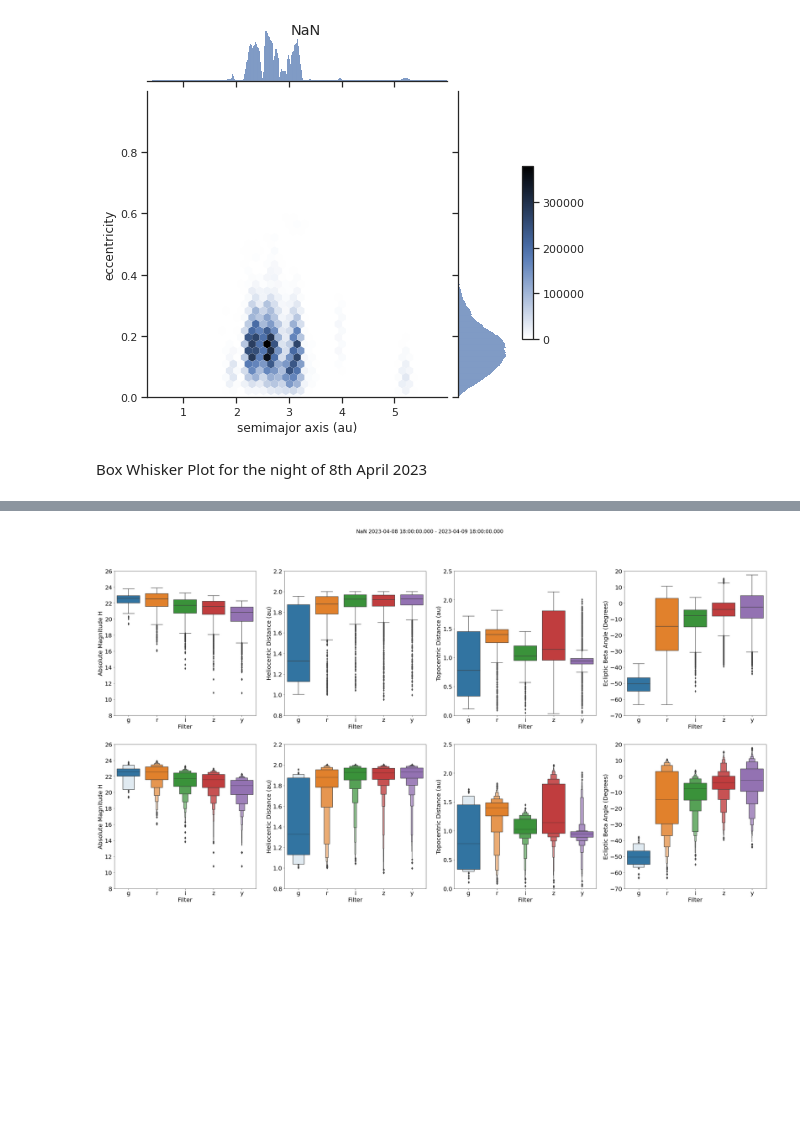
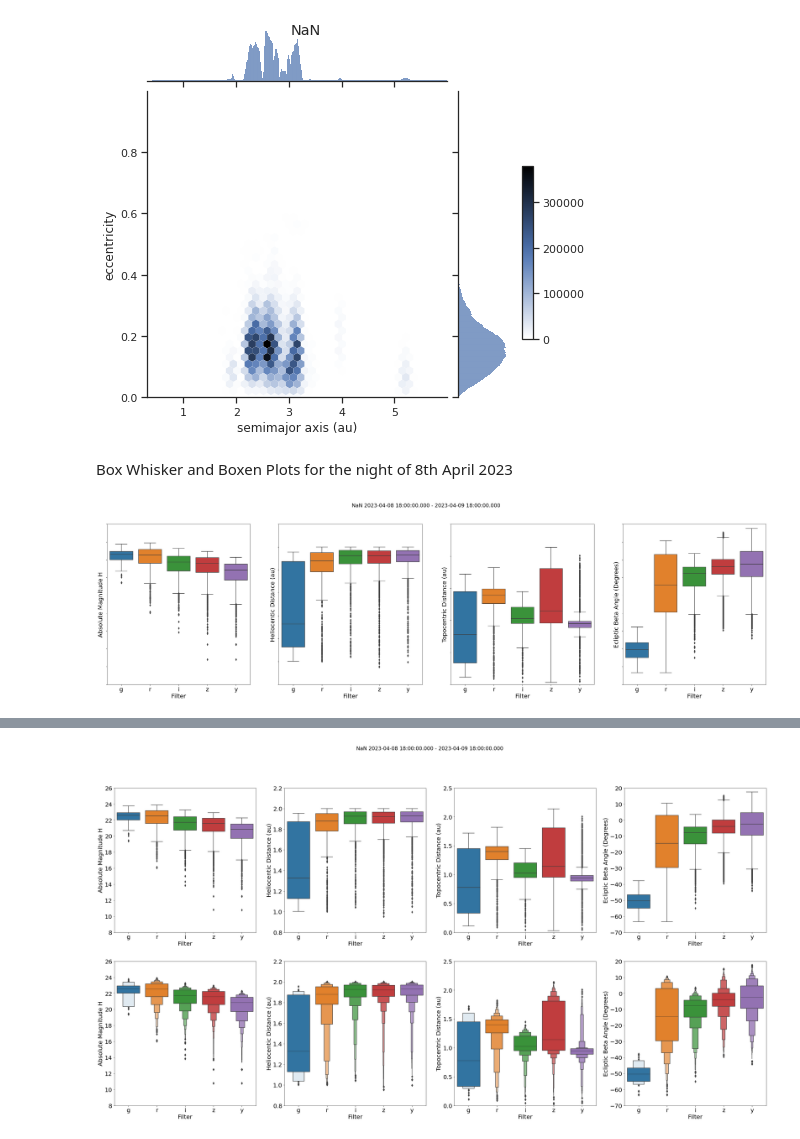
Before and after one commit to QUB-Planet-Lab/LSST_Solar_System_Plotting_Tools, a Jupyter notebook: PlottingTools/Source/tutorial.ipynb, the cells around one changed output, grey strips where cells are left out. Cells and saved outputs as stored; diff of their text form; code cells hidden in the pictures; blank space fills up the shorter version.

```diff
--- a/PlottingTools/Source/tutorial.ipynb
+++ b/PlottingTools/Source/tutorial.ipynb
@@ -85,4 +87,10 @@ iqea_hexbin_plot(a_min=0,a_max=6,e_min=0,e_max=1,ShowPlot=True, filename='inner_
 [figure]
 [figure]
 # %% [markdown]
-Box Whisker Plot for the night of 8th April 2023
+Box Whisker and Boxen Plots for the night of 8th April 2023
+# %%
+boxwhisker_plot(0,2,date=60042,day=None,month=None,year=None,boxOrBoxen=0,
+                       title='NaN',filename=None,DateInterval =1,KeepData=False,ShowPlot=True,
+                       DataFrame=None,Filters=None)
+# %% [output]
+[figure, added]
```
Also changed, not shown: parts of 3 cells of this notebook.
